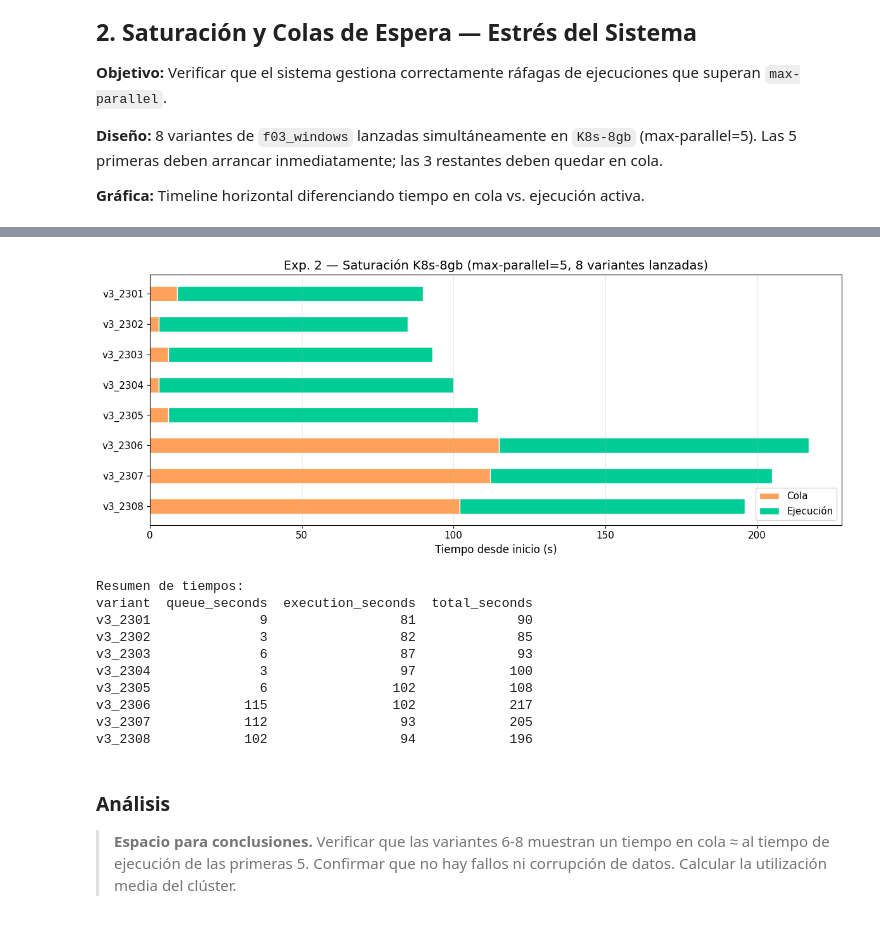
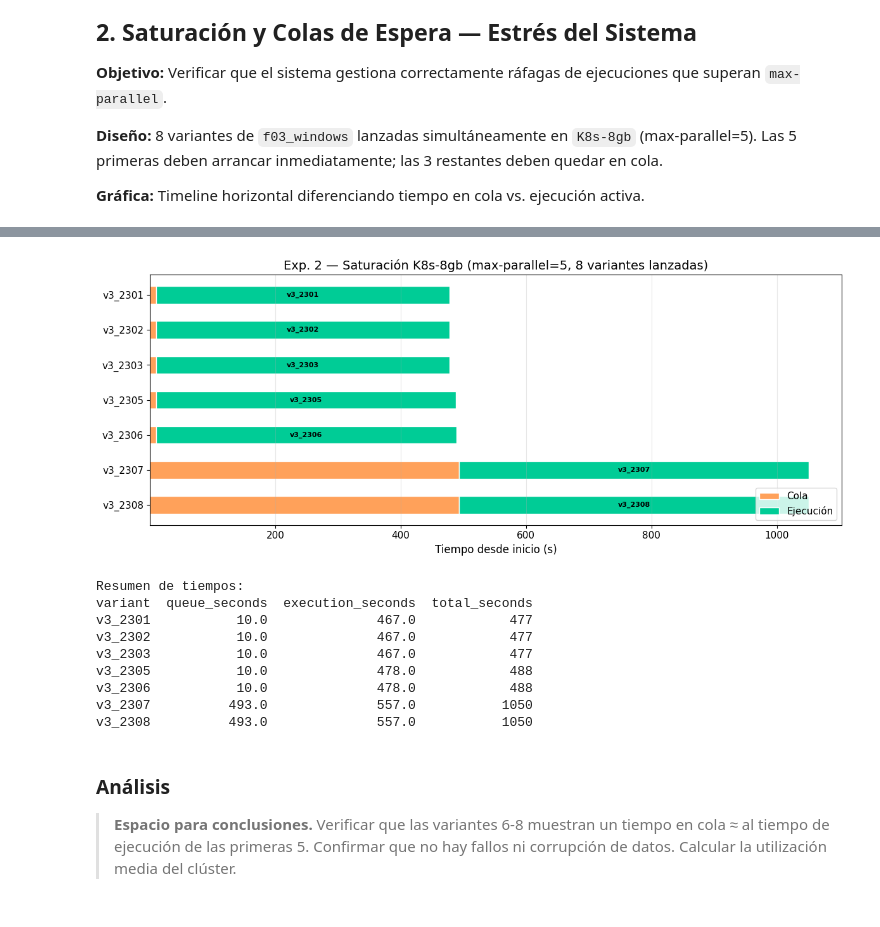
Before and after one commit to Tehedor/MLOPS_Dashboard-Clrl, a Jupyter notebook: analisis/validacion_mlops.ipynb, the cells around one changed output, grey strips where cells are left out. Drawn from its saved outputs; the diff is of its cells as text; code cells hidden in the pictures.

```diff
--- a/analisis/validacion_mlops.ipynb
+++ b/analisis/validacion_mlops.ipynb
@@ -41,7 +47,8 @@ RUNNER_ORDER = ["Local", "GithubActions", "K8s-8gb", "K8s-24gb", "ESP32-self-hos
 # %%
 # ── Carga del dataset ──
 # Reemplazar por la ruta real cuando se tengan los datos del experimento
-CSV_PATH = "ejemplo.csv"
+# CSV_PATH = "ejemplo.csv"
+CSV_PATH = "validacion_variants.csv"
 
 df = pd.read_csv(CSV_PATH, parse_dates=["created_at", "started_at", "completed_at"])
 
@@ -161,3 +728,23 @@ plt.show()
 **Diseño:** 8 variantes de `f03_windows` lanzadas simultáneamente en `K8s-8gb` (max-parallel=5). Las 5 primeras deben arrancar inmediatamente; las 3 restantes deben quedar en cola.
 
 **Gráfica:** Timeline horizontal diferenciando tiempo en cola vs. ejecución activa.
+# %%
+# ── Selección de variantes (Exp. 2) ──
+_exp = df[df["experiment"] == 2]
+print("Variantes disponibles (Exp. 2):")
+print(_exp[["variant", "phase", "runner", "status"]].sort_values(["phase", "runner", "variant"]).to_string(index=False))
+
+
+selected_variants = [
+    "v3_2301",
+    "v3_2302",
+    "v3_2303",
+    "v3_2305",
+    "v3_2306",
+    "v3_2307",
+    "v3_2308"
+]
+
+
+# selected_variants = sorted(_exp["variant"].unique().tolist())
+print(f"\nSeleccionadas ({len(selected_variants)}):", selected_variants)
@@ -164,8 +764,7 @@ plt.show()
 # %%
 # ── Experimento 2: Saturación y Colas ──
-df2 = df[df["experiment"] == 2].copy().sort_values("created_at")
+df2 = df[(df["experiment"] == 2) & (df["variant"].isin(selected_variants))].copy().sort_values("created_at")
 
-# Calcular offsets relativos al primer created_at
 t0 = df2["created_at"].min()
 df2["queue_start"] = (df2["created_at"] - t0).dt.total_seconds()
 df2["exec_start"]  = (df2["started_at"] - t0).dt.total_seconds()
@@ -177,49 +776,49 @@ y_labels = df2["variant"].tolist()
 y_pos = range(len(y_labels))
 
 for i, (_, row) in enumerate(df2.iterrows()):
-    # Barra de cola (naranja)
     queue_duration = row["exec_start"] - row["queue_start"]
     if queue_duration > 0:
         ax.barh(i, queue_duration, left=row["queue_start"],
                 height=0.5, color="#FFA15A", edgecolor="white", label="Cola" if i == 0 else "")
-    # Barra de ejecución (verde)
     exec_duration = row["exec_end"] - row["exec_start"]
     ax.barh(i, exec_duration, left=row["exec_start"],
             height=0.5, color="#00CC96", edgecolor="white", label="Ejecución" if i == 0 else "")
 
-# Línea de max-parallel
+    ax.text(row["exec_start"] + exec_duration / 2, i, str(row["variant"]),
+            ha="center", va="center", fontsize=8, color="black", fontweight="bold")
+
 ax.axvline(x=0, color="gray", linestyle="--", alpha=0.3)
 
 ax.set_yticks(list(y_pos))
 ax.set_yticklabels(y_labels)
 ax.set_xlabel("Tiempo desde inicio (s)")
 ax.set_title("Exp. 2 — Saturación K8s-8gb (max-parallel=5, 8 variantes lanzadas)")
 ax.invert_yaxis()
 
-# Leyenda sin duplicados
 handles, labels = ax.get_legend_handles_labels()
 by_label = dict(zip(labels, handles))
 ax.legend(by_label.values(), by_label.keys(), loc="lower right")
 ax.grid(axis="x", alpha=0.3)
 
 plt.tight_layout()
+if EXPORT_FIGURES:
+    os.makedirs("figures/validacion", exist_ok=True)
+    fig.savefig("figures/validacion/robustez_logs_error.png", dpi=150, bbox_inches="tight")
 plt.show()
 
-# Tabla resumen
 print("\nResumen de tiempos:")
 print(df2[["variant", "queue_seconds", "execution_seconds", "total_seconds"]].to_string(index=False))
 # %% [output]
-[figure, old version]
+[figure, new version]
 Resumen de tiempos:
 variant  queue_seconds  execution_seconds  total_seconds
-v3_2301              9                 81             90
-v3_2302              3                 82             85
-v3_2303              6                 87             93
-v3_2304              3                 97            100
-v3_2305              6                102            108
-v3_2306            115                102            217
-v3_2307            112                 93            205
-v3_2308            102                 94            196
+v3_2301           10.0              467.0            477
+v3_2302           10.0              467.0            477
+v3_2303           10.0              467.0            477
+v3_2305           10.0              478.0            488
+v3_2306           10.0              478.0            488
+v3_2307          493.0              557.0           1050
+v3_2308          493.0              557.0           1050
 # %% [markdown]
 ### Análisis
 
```
Also changed, not shown: parts of 28 cells of this notebook, 20 other files.
